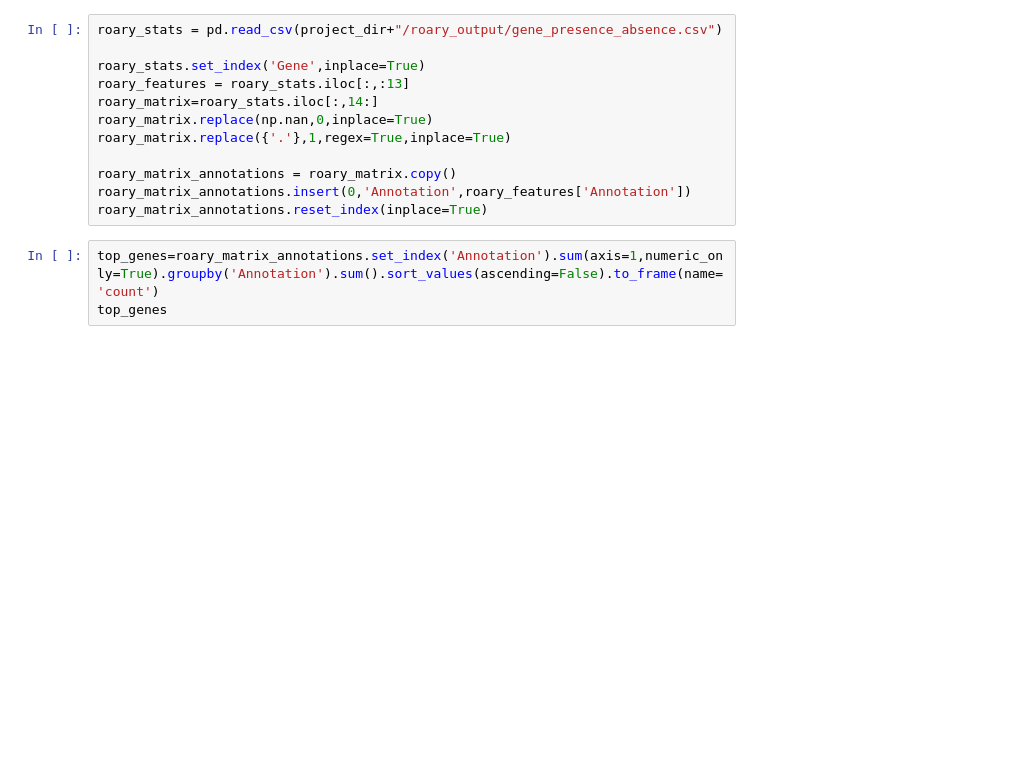
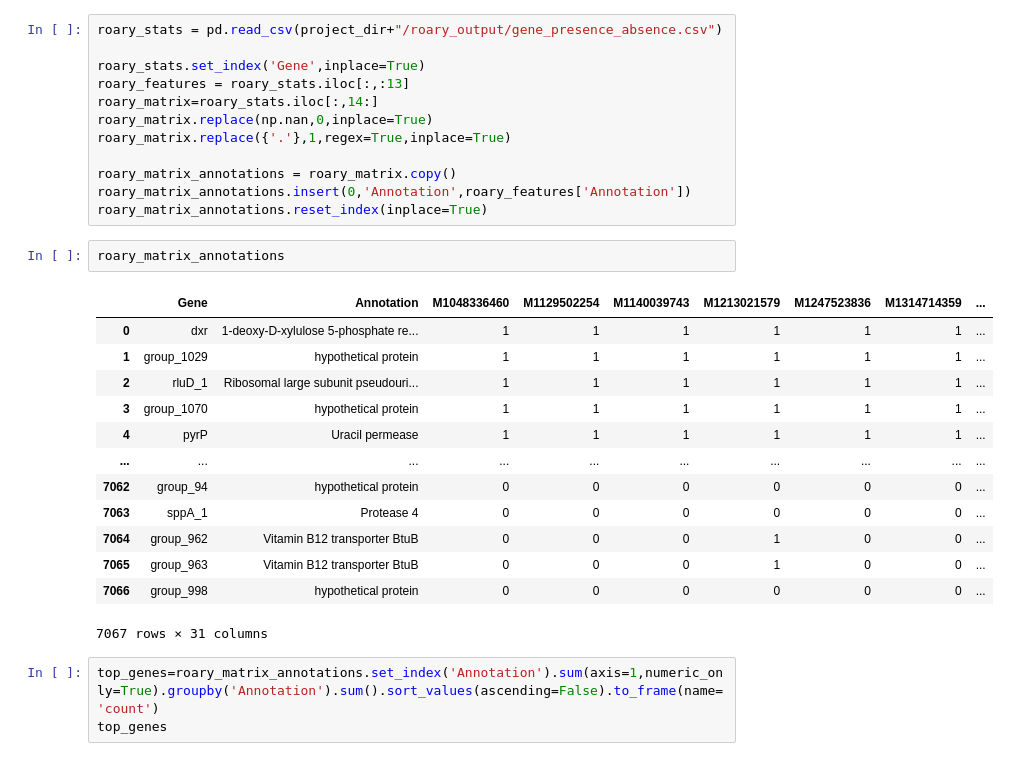
Before and after one commit to GentleHoney/Genomics_Project, a Jupyter notebook: proj_tmp.ipynb, the cells around one changed output. Saved outputs shown, nothing was run; the diff lists cells and outputs as text; blank space fills up the shorter version.

```diff
--- a/proj_tmp.ipynb
+++ b/proj_tmp.ipynb
@@ -448,6 +457,22 @@ roary_matrix.replace({'.'},1,regex=True,inplace=True)
 roary_matrix_annotations = roary_matrix.copy()
 roary_matrix_annotations.insert(0,'Annotation',roary_features['Annotation'])
 roary_matrix_annotations.reset_index(inplace=True)
+# %%
+roary_matrix_annotations
+# %% [output]
+|  | Gene | Annotation | M1048336460 | M1129502254 | M1140039743 | M1213021579 | M1247523836 | M1314714359 | ... |
+| 0 | dxr | 1-deoxy-D-xylulose 5-phosphate re... | 1 | 1 | 1 | 1 | 1 | 1 | ... |
+| 1 | group_1029 | hypothetical protein | 1 | 1 | 1 | 1 | 1 | 1 | ... |
+| 2 | rluD_1 | Ribosomal large subunit pseudouri... | 1 | 1 | 1 | 1 | 1 | 1 | ... |
+| 3 | group_1070 | hypothetical protein | 1 | 1 | 1 | 1 | 1 | 1 | ... |
+| 4 | pyrP | Uracil permease | 1 | 1 | 1 | 1 | 1 | 1 | ... |
+| ... | ... | ... | ... | ... | ... | ... | ... | ... | ... |
+| 7062 | group_94 | hypothetical protein | 0 | 0 | 0 | 0 | 0 | 0 | ... |
+| 7063 | sppA_1 | Protease 4 | 0 | 0 | 0 | 0 | 0 | 0 | ... |
+| 7064 | group_962 | Vitamin B12 transporter BtuB | 0 | 0 | 0 | 1 | 0 | 0 | ... |
+| 7065 | group_963 | Vitamin B12 transporter BtuB | 0 | 0 | 0 | 1 | 0 | 0 | ... |
+| 7066 | group_998 | hypothetical protein | 0 | 0 | 0 | 0 | 0 | 0 | ... |
+7067 rows × 31 columns
 # %%
 top_genes=roary_matrix_annotations.set_index('Annotation').sum(axis=1,numeric_only=True).groupby('Annotation').sum().sort_values(ascending=False).to_frame(name='count')
 top_genes
```
Also changed, not shown: parts of 4 cells of this notebook.
